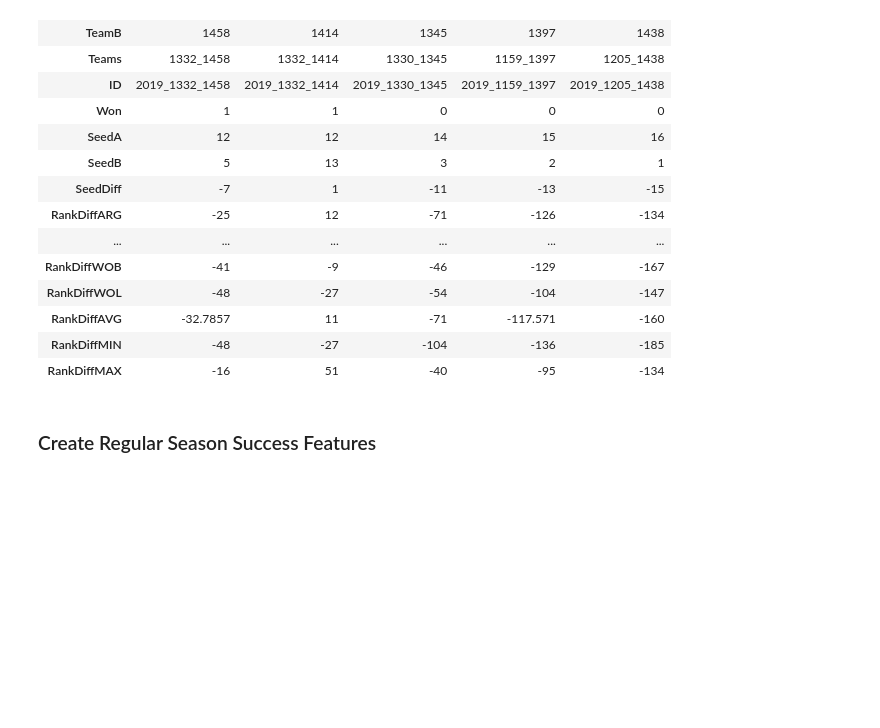
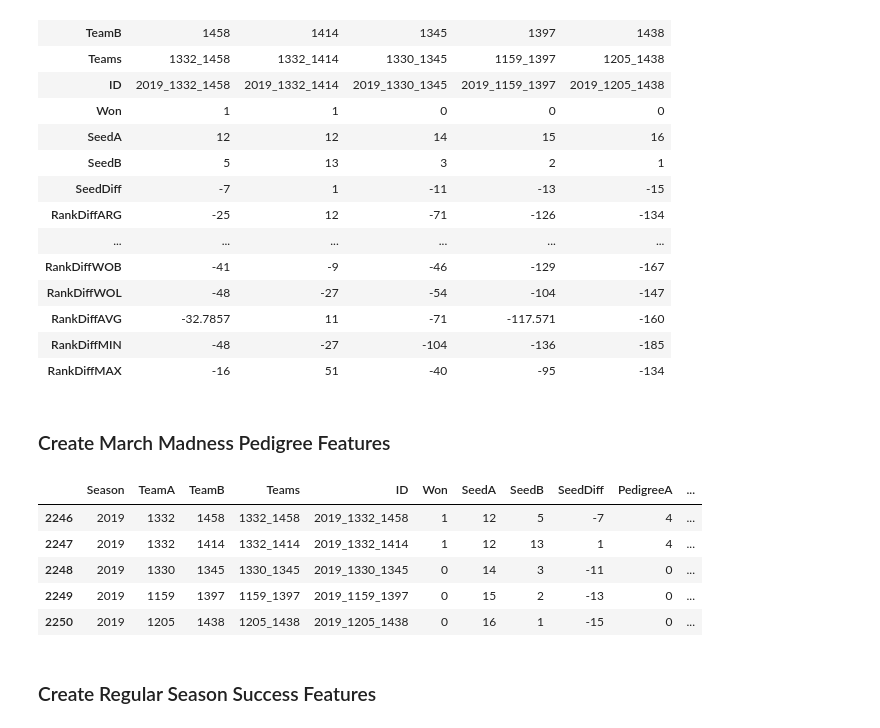
Before and after one commit to nyjgary/march-madness-2020, a Jupyter notebook: March-Madness-2020.ipynb, the cells around one changed output. Drawn from its saved outputs; the diff is of its cells as text; code cells hidden in the pictures; blank space fills up the shorter version.

```diff
--- a/March-Madness-2020.ipynb
+++ b/March-Madness-2020.ipynb
@@ -446,6 +417,72 @@ test_output.tail().T
 | RankDiffAVG | -32.7857 | 11 | -71 | -117.571 | -160 |
 | RankDiffMIN | -48 | -27 | -104 | -136 | -185 |
 | RankDiffMAX | -16 | 51 | -40 | -95 | -134 |
+# %% [markdown]
+### Create March Madness Pedigree Features
+# %%
+# note that we can infer the champion rounds from day nums
+
+DAYNUMS_TO_ROUNDS = {
+    154: 'Final',
+    152: 'FinalFour',
+    146: 'EliteEight',
+    145: 'EliteEight',
+    144: 'SweetSixteen',
+    143: 'SweetSixteen'
+}
+
+ROUNDS_TO_PEDIGREE_SCORES = {
+    'Winner': 16,
+    'Final': 8,
+    'FinalFour': 4,
+    'EliteEight': 2,
+    'SweetSixteen': 1
+}
+# %%
+def append_pedigree_features(matchups, tourney_results_reformatted):
+    """ Append "pedigree features" indicating how far the teams have progressed in previous competitions """
+
+    # subset matchups to Sweet16 and further
+    later_rounds = tourney_results_reformatted\
+        .assign(Round = lambda x: x['DayNum'].map(DAYNUMS_TO_ROUNDS))\
+        .dropna(subset=['Round'])
+
+    # get previous Championship winners
+    winners = later_rounds\
+        .query("Round == 'Final'")\
+        .assign(TeamID = lambda x: np.where(x['Won'] == 1,  x['TeamA'], x['TeamB']))\
+        .assign(Round = 'Winner')
+
+    # create a dataframe indicating how far each team reached in each season
+    df = pd.concat([later_rounds[['Season', 'TeamA', 'Round']].rename(columns={'TeamA': 'TeamID'}),
+                    later_rounds[['Season', 'TeamB', 'Round']].rename(columns={'TeamB': 'TeamID'}),
+                    winners[['Season', 'TeamID', 'Round']]], sort=False)
+    df['Round'] = df['Round'].map(ROUNDS_TO_PEDIGREE_SCORES).astype(int)
+
+    # determine each team's best result in preceding seasons as its "pedigree score"
+    pedigree = df.merge(df, how='left', on='TeamID', suffixes=('_1', '_2'))\
+                 .query("Season_1 > Season_2")\
+                 .rename(columns={'Round_2': 'Pedigree'})\
+                 .groupby(['TeamID', 'Season_1'])['Pedigree'].max()
+
+    # join pedigree to matchups and compute pedigree disparity as team A's pedigree - team B's pedigree
+    matchups = matchups.copy()
+    matchups = matchups\
+        .merge(pedigree, how='left', left_on=['TeamA', 'Season'], right_index=True)\
+        .merge(pedigree, how='left', left_on=['TeamB', 'Season'], right_index=True, suffixes=['A','B'])
+    matchups[['PedigreeA', 'PedigreeB']] = matchups[['PedigreeA', 'PedigreeB']].fillna(0).astype(int)
+    matchups['PedigreeDiff'] = matchups['PedigreeA'] - matchups['PedigreeB']
+
+    return matchups
+
+append_pedigree_features(labeled_pairs_w_seeds, tourney_results_reformatted).tail()
+# %% [output]
+|  | Season | TeamA | TeamB | Teams | ID | Won | SeedA | SeedB | SeedDiff | PedigreeA | ... |
+| 2246 | 2019 | 1332 | 1458 | 1332_1458 | 2019_1332_1458 | 1 | 12 | 5 | -7 | 4 | ... |
+| 2247 | 2019 | 1332 | 1414 | 1332_1414 | 2019_1332_1414 | 1 | 12 | 13 | 1 | 4 | ... |
+| 2248 | 2019 | 1330 | 1345 | 1330_1345 | 2019_1330_1345 | 0 | 14 | 3 | -11 | 0 | ... |
+| 2249 | 2019 | 1159 | 1397 | 1159_1397 | 2019_1159_1397 | 0 | 15 | 2 | -13 | 0 | ... |
+| 2250 | 2019 | 1205 | 1438 | 1205_1438 | 2019_1205_1438 | 0 | 16 | 1 | -15 | 0 | ... |
 # %% [markdown]
 ### Create Regular Season Success Features
 # %%
```
Also changed, not shown: parts of 5 cells of this notebook.
